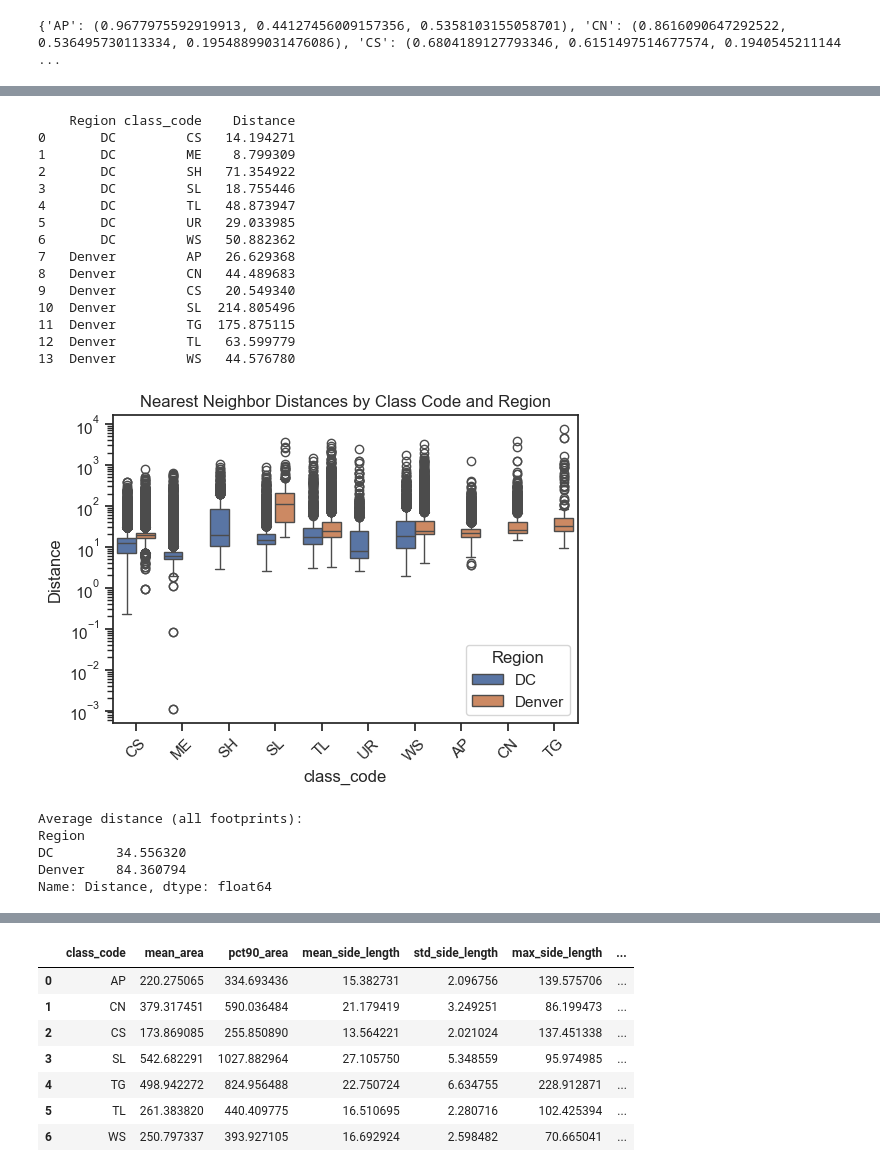
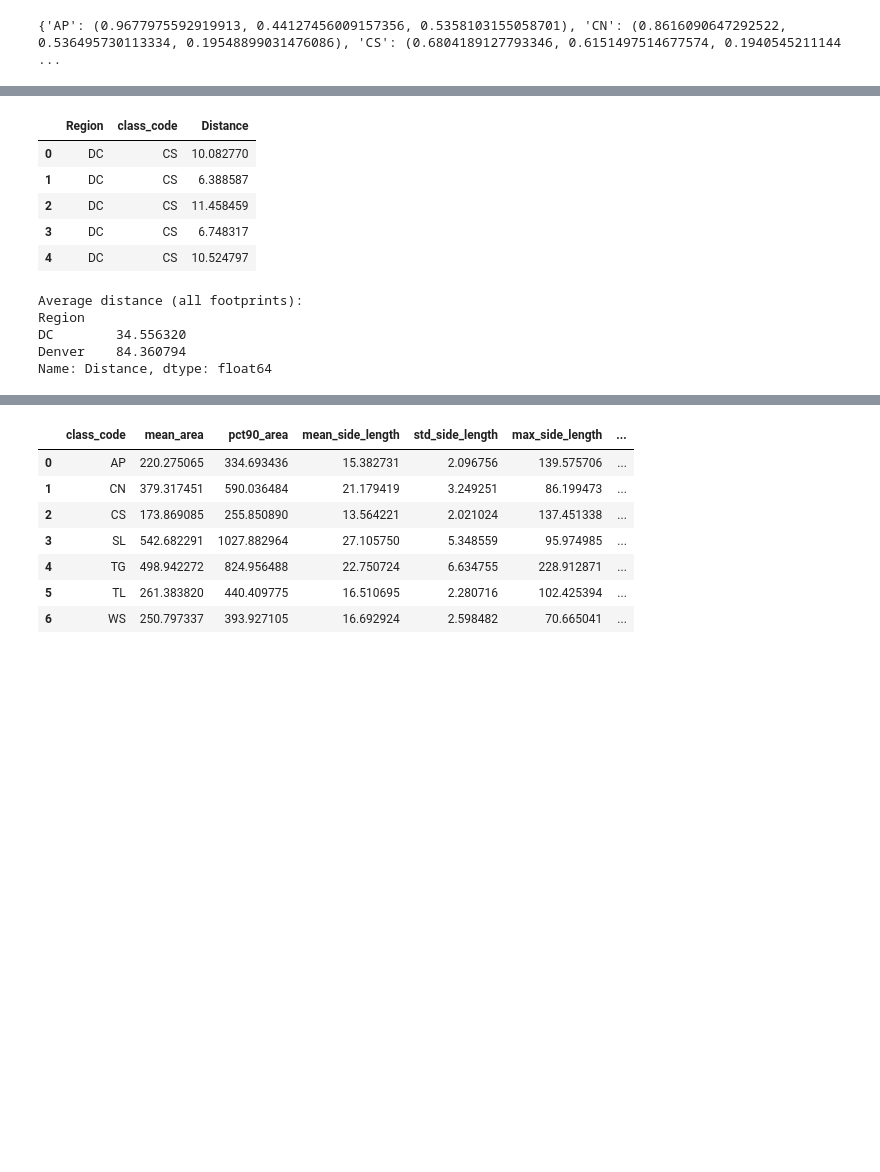
Before and after one commit to maxwellCcook/rooftop-mapping, a Jupyter notebook: code/_manuscript_figures.ipynb, the cells around one changed output, grey strips where cells are left out. Saved outputs shown, nothing was run; the diff lists cells and outputs as text; code cells hidden in the pictures; blank space fills up the shorter version.

```diff
--- a/code/_manuscript_figures.ipynb
+++ b/code/_manuscript_figures.ipynb
@@ -252,65 +261,48 @@ for roi, ref in refs.items():
 
 from scipy.spatial import KDTree
 
 knn_by_material = {}
 for roi, ref in refs.items():
     knn_by_material[roi] = {}
     # Group the data by 'class_code'
     for class_code, group in ref.groupby('class_code'):
         # Generate the centroid for the group
         centroid = group.geometry.centroid
         # Grab the coordinate pairs
         coords = np.array([(geom.x, geom.y) for geom in centroid])
         # Proceed only if there are at least 2 points in the group
         if len(coords) > 1:
             # Set up the nearest neighbor search
             kdtree = KDTree(coords)
             distances, _ = kdtree.query(coords, k=2)  # k=2 because the nearest point is itself
             # Calculate the average distance to nearest neighbor for this class_code
             knn_by_material[roi][class_code] = distances[:, 1]
         else:
             knn_by_material[roi][class_code] = np.nan  # Handle cases where there are fewer than 2 points
 
 # Create a dataframe from the results
 knns = []
 for roi, class_distances in knn_by_material.items():
     for class_code, distances in class_distances.items():
         for dist in distances:
             knns.append({'Region': roi, 'class_code': class_code, 'Distance': dist})
 knn_df = pd.DataFrame(knns)
-
-# Calculate mean nearest neighbor distance for each class_code and region
-knn_df_mean = knn_df.groupby(['Region', 'class_code'])['Distance'].mean().reset_index()
-print(knn_df_mean)
-
-plt.figure(figsize=(6, 4))
-sns.boxplot(x='class_code', y='Distance', hue='Region', data=knn_df)
-plt.yscale('log')
-plt.title('Nearest Neighbor Distances by Class Code and Region')
-plt.xticks(rotation=45)
-plt.show()
-
-# mean distance across all classes
-print(f"Average distance (all footprints):\n{knn_df_mean.groupby('Region')['Distance'].mean()}")
+knn_df.head()
 # %% [output]
-    Region class_code    Distance
-0       DC         CS   14.194271
-1       DC         ME    8.799309
-2       DC         SH   71.354922
-3       DC         SL   18.755446
-4       DC         TL   48.873947
-5       DC         UR   29.033985
-6       DC         WS   50.882362
-7   Denver         AP   26.629368
-8   Denver         CN   44.489683
-9   Denver         CS   20.549340
-10  Denver         SL  214.805496
-11  Denver         TG  175.875115
-12  Denver         TL   63.599779
-13  Denver         WS   44.576780
-[figure, removed]
-Average distance (all footprints):
-Region
-DC        34.556320
-Denver    84.360794
-Name: Distance, dtype: float64
+|  | Region | class_code | Distance |
+| 0 | DC | CS | 10.082770 |
+| 1 | DC | CS | 6.388587 |
+| 2 | DC | CS | 11.458459 |
+| 3 | DC | CS | 6.748317 |
+| 4 | DC | CS | 10.524797 |
+# %%
+# Calculate mean nearest neighbor distance for each class_code and region
+knn_df_mean = knn_df.groupby(['Region', 'class_code'])['Distance'].mean().reset_index()
+# mean distance across all classes
+print(f"Average distance (all footprints):\n{knn_df_mean.groupby('Region')['Distance'].mean()}")
+# %% [output]
+Average distance (all footprints):
+Region
+DC        34.556320
+Denver    84.360794
+Name: Distance, dtype: float64
```
Also changed, not shown: parts of 5 cells of this notebook, 4 other files.
